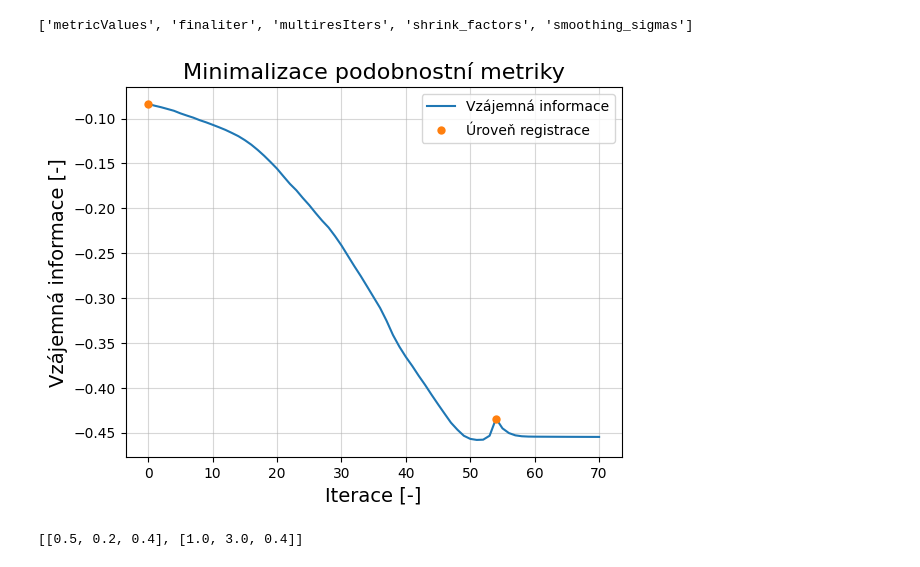
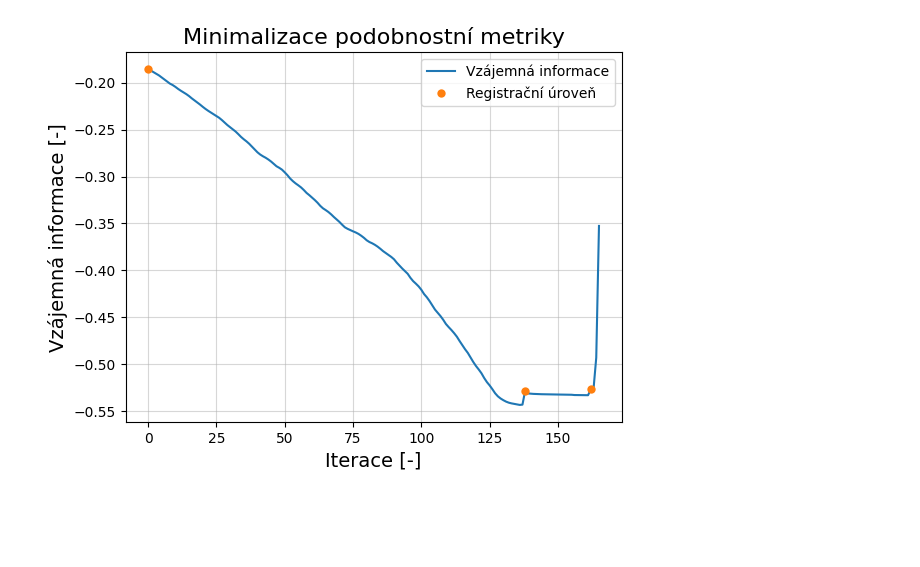
Before and after one commit to Vojtech-Benda/ca_isf, a Jupyter notebook: plotResults.ipynb, the cells around one changed output. Cells and saved outputs as stored; diff of their text form; code cells hidden in the pictures; blank space fills up the shorter version.

```diff
--- a/plotResults.ipynb
+++ b/plotResults.ipynb
@@ -30,23 +49,19 @@ def plotMetricValues(metric_values, multires_iters):
 # %%
 patientNumber = "09"
 regMethodDir = "gradient"
-regDir = np.load(os.path.join(os.getcwd(), f"input_files\\pacient_{patientNumber}\\registration\\{regMethodDir}\\"))
+view = "ap"
+regDir = os.path.join(os.getcwd(), f"input_files\\pacient_{patientNumber}\\registration\\{regMethodDir}\\")
 
-print(regInfo.files)
-
-metricValues = regInfo["metricValues"]
-finalIter = regInfo["finaliter"]
-multiresIters = regInfo["multiresIters"]
-shrinkFactors = regInfo["shrink_factors"]
-smoothingSigmas = regInfo["smoothing_sigmas"]
+imagesFile = np.load(os.path.join(regDir, f"pacient{patientNumber}Images{view.upper()}.npz"))
+regInfoFile = np.load(os.path.join(regDir, f"pacient{patientNumber}registrationInfo{view.upper()}.npz"))
+pointsInfoFile = np.load(os.path.join(regDir, f"pacient{patientNumber}PointsInfo{view.upper()}.npz"))
+errorsInfoFile = np.load(os.path.join(regDir, f"pacient{patientNumber}ErrorsInfo{view.upper()}.npz"))
-# %% [output]
-['metricValues', 'finaliter', 'multiresIters', 'shrink_factors', 'smoothing_sigmas']
+# %%
+regInfo = {key: regInfoFile[key] for key in regInfoFile.files}
+images = {key: imagesFile[key] for key in imagesFile.files}
+pointsInfo = {key: pointsInfoFile[key] for key in pointsInfoFile.files}
+errorsInfo = {key: errorsInfoFile[key] for key in errorsInfoFile.files}
 # %%
-plotMetricValues(metricValues, multiresIters)
+plotMetricValues(regInfo["metricValues"], regInfo["multiresIters"])
 # %% [output]
-[figure, old version]
+[figure, new version]
-# %%
-lst = [[0.5, 0.2, 0.4], [1., 3., 0.4]]
-lst[:]
-# %% [output]
-[[0.5, 0.2, 0.4], [1.0, 3.0, 0.4]]
```
Also changed, not shown: parts of 3 cells of this notebook, 2 other files.
